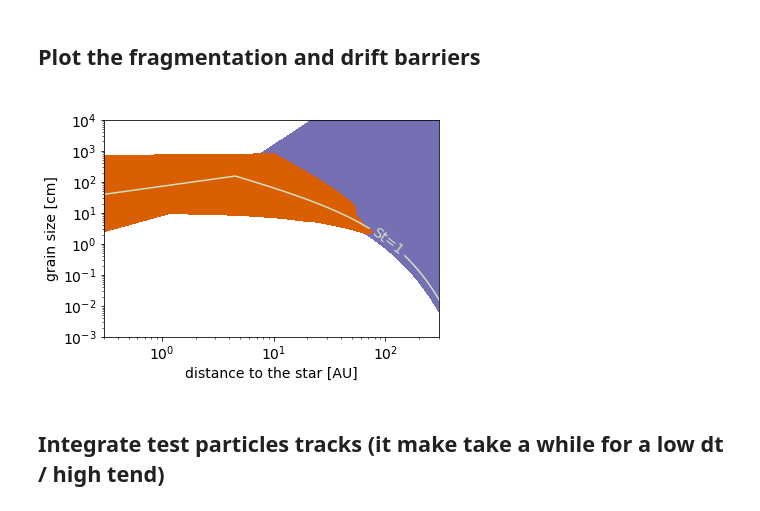
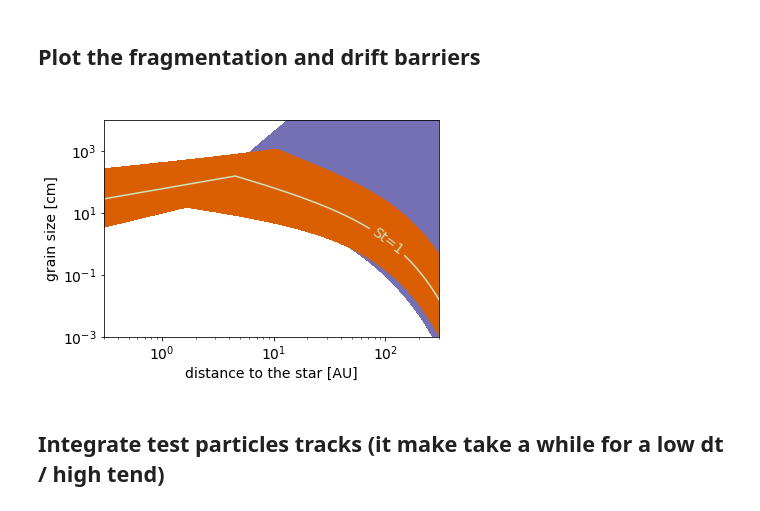
Before and after one commit to astrojoanna/scripts, a Jupyter notebook: barriers_maps.ipynb, the cells around one changed output. Saved outputs shown, nothing was run; the diff lists cells and outputs as text; code cells hidden in the pictures.

Commit message:
updated disk model to be consistent with DustPy fiducial model

```diff
--- a/barriers_maps.ipynb
+++ b/barriers_maps.ipynb
@@ -28,9 +28,9 @@ mdisk = 0.05 * M_sun  # disk mass
 rc = 60. * au         # disk cut-off radius
 alpha = 1.e-3         # turbulence strength parameter (regulates impact speeds and settling)
 dtg = 0.01            # dust-to-gas ratio
-Htr = 0.05            # disk aspect ratio H/r (regulates temperature)
+T1au = 300.           # temperature at 1 au
 vfrag = 1.e3          # fragmentation threshold (cm/s)
-rhop = 1.             # internal density of dust particles
+rhop = 1.             # internal density of dust particles (g/cm^3)
 # %% [markdown]
 ## Set radial and size grids
 # %%
@@ -47,10 +47,10 @@ dr = rgrid[1:]-rgrid[:-1]
 omegaK = np.sqrt(Grav*M_sun/rgrid**3.)
 # dust surface density
 sigmad = dtg * sigmagas
+# temperature
+temperature = T1au * (rgrid/au)**(-0.5)
 # sound speed
-cs = Htr * omegaK * rgrid
-# temperature
-temperature = 2.34*m_p*cs**2./k_b
+cs = np.sqrt(k_b*temperature/(2.34*m_p))
 # gas scale-height
 H_g = cs/omegaK
 # gas midplane density
@@ -203,24 +205,23 @@ for ia in range(np.size(agrid)):
 # %%
 plt.rcParams.update({'font.size': 14})
 
 f,ax = plt.subplots()
 ax.set_xscale("log")
 ax.set_yscale("log")
 ax.set_xlim(0.3,300)
 ax.set_ylim(1.e-3,1.e4)
 ax.set_xlabel('distance to the star [AU]')
 ax.set_ylabel('grain size [cm]')
 
-drift = ax.contourf(rgrid/au,agrid,(taugrowth/taudrift).T, levels=[0.3,1000.], colors="#7570b3")
+drift = ax.contourf(rgrid/au,agrid,(taugrowth/taudrift).T, levels=[0.2,1000.], colors="#7570b3")
 frag = ax.contourf(rgrid/au, agrid, relvel[:, :].T/vfrag, levels=[1.,100000.], colors="#d95f02")
 pSt = ax.contour(rgrid/au, agrid, stokesnr[:, :].T, levels=[1.], colors="#d0e0c0")
 aa = mticker.LogFormatterMathtext()
 ax.clabel(pSt,inline=True,manual=[(100,1)],fmt='St=%d')
 ax.set_title(" ")
-f.savefig("barriers.pdf",bbox_inches='tight')
-f.savefig('barriers.pdf',bbox_inches = "tight")
+#f.savefig("barriers.pdf",bbox_inches='tight')
 # %% [output]
-[figure, old version]
+[figure, new version]
 # %% [markdown]
 ## Integrate test particles tracks (it make take a while for a low dt / high tend)
 # %%
```
Also changed, not shown: parts of 3 cells of this notebook.
